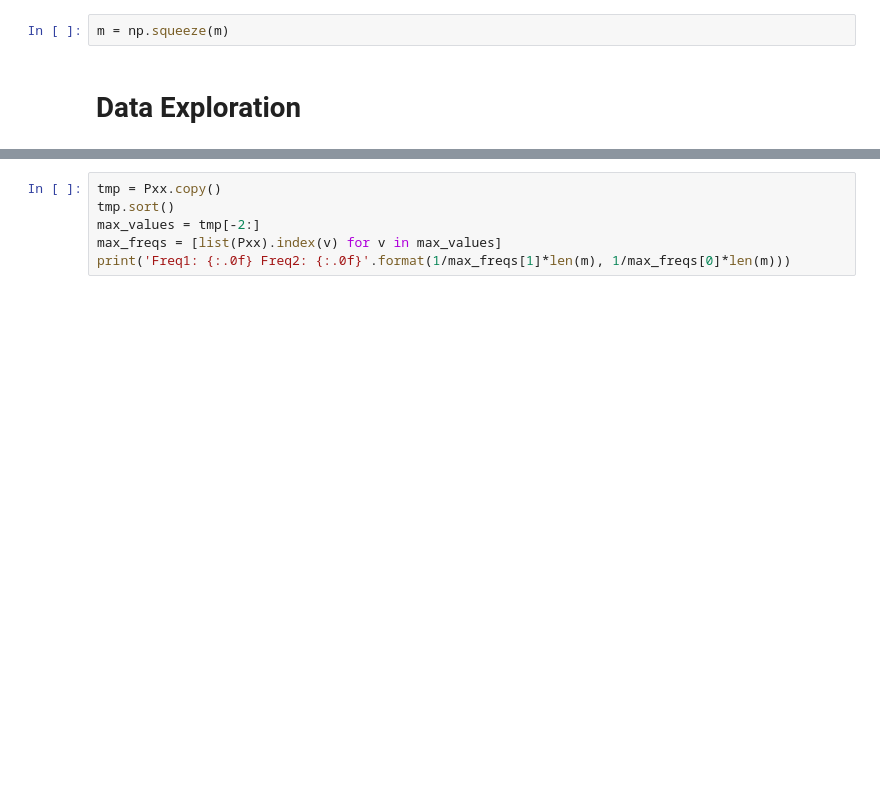
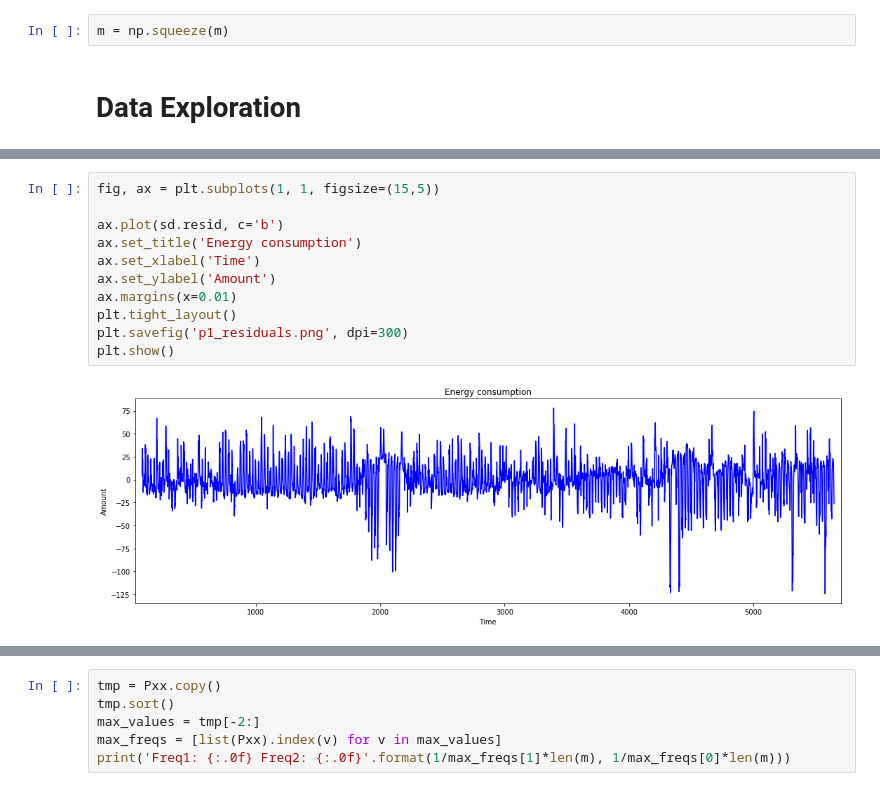
Before and after one commit to joelmfonseca/COM-503, a Jupyter notebook: hw4/hw4.ipynb, the cells around one changed output, grey strips where cells are left out. Drawn from its saved outputs; the diff is of its cells as text; blank space fills up the shorter version.

```diff
--- a/hw4/hw4.ipynb
+++ b/hw4/hw4.ipynb
@@ -59,0 +65,13 @@ matplotlib.rcParams['figure.figsize'] = [9.0, 5.0]
+# %%
+fig, ax = plt.subplots(1, 1, figsize=(15,5))
+
+ax.plot(sd.resid, c='b')
+ax.set_title('Energy consumption')
+ax.set_xlabel('Time')
+ax.set_ylabel('Amount')
+ax.margins(x=0.01)
+plt.tight_layout()
+plt.savefig('p1_residuals.png', dpi=300)
+plt.show()
+# %% [output]
+[figure, added]
```
Also changed, not shown: parts of 8 cells of this notebook, 3 other files.
